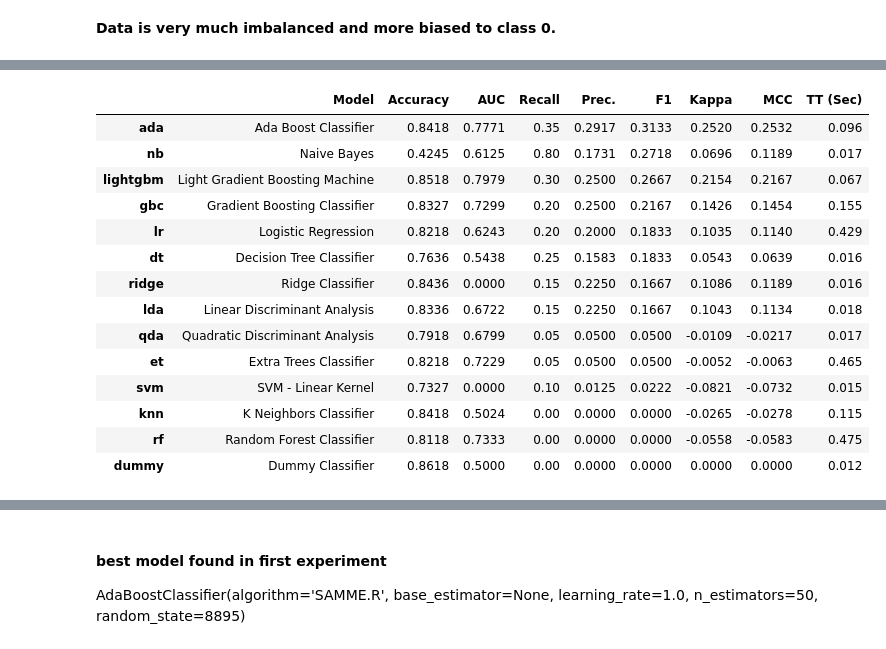
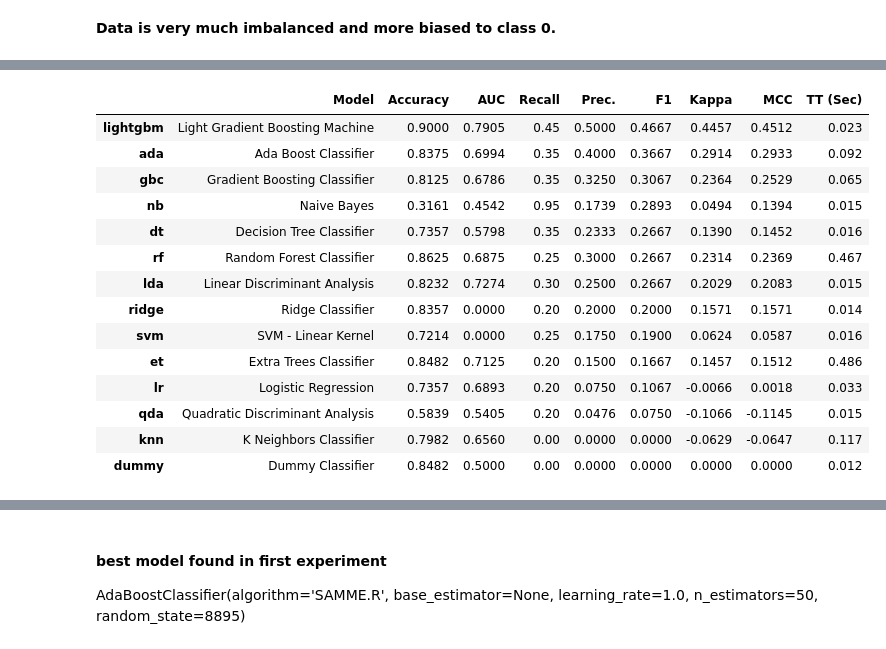
Before and after one commit to hussnain-imtiaz/POI_Analysis, a Jupyter notebook: C753___Udacity_Final_project.ipynb, the cells around one changed output, grey strips where cells are left out. Drawn from its saved outputs; the diff is of its cells as text; code cells hidden in the pictures.

```diff
--- a/C753___Udacity_Final_project.ipynb
+++ b/C753___Udacity_Final_project.ipynb
@@ -219,0 +328,2 @@ We will prepare the data for better analysis and modeling. We will
+# %%
+my_data_outliers_rm.reset_index(inplace=True, drop=True)
@@ -219,0 +350,4 @@ We will prepare the data for better analysis and modeling. We will
+# %%
+### Task 3: Create new feature(s)
+my_data_outliers_rm['pct_amount_paid_from_bonus'] = my_data_outliers_rm['bonus'] / my_data_outliers_rm['total_payments']
+my_data_outliers_rm.fillna(0, inplace=True)
@@ -220,8 +356,8 @@ We will prepare the data for better analysis and modeling. We will
 # %%
 ### selecting only highly correlated featues
 highly_corr_feats = []
-for label, value in my_data.corr().iloc[0, 1:].items():
-  if abs(value) >= 0.1:
+for label, value in my_data_outliers_rm.corr().iloc[0, 1:].items():
+  if abs(value) >= 0.01:
     print(label, value)
     highly_corr_feats.append(label)
 
@@ -255,0 +398,3 @@ my_data_selected.head()
+# %%
+my_data_selected = my_data_outliers_rm[highly_corr_feats]
+my_data_selected
@@ -278,22 +440,22 @@ my_data.fillna(0, inplace=True)
 # %%
-experiment = setup(my_data, target='poi')
+experiment = setup(my_data_selected, target='poi')
 best_model = compare_models(sort='F1')
 # %% [output]
 |  | Model | Accuracy | AUC | Recall | Prec. | F1 | Kappa | MCC | TT (Sec) |
-| ada | Ada Boost Classifier | 0.8418 | 0.7771 | 0.35 | 0.2917 | 0.3133 | 0.2520 | 0.2532 | 0.096 |
-| nb | Naive Bayes | 0.4245 | 0.6125 | 0.80 | 0.1731 | 0.2718 | 0.0696 | 0.1189 | 0.017 |
-| lightgbm | Light Gradient Boosting Machine | 0.8518 | 0.7979 | 0.30 | 0.2500 | 0.2667 | 0.2154 | 0.2167 | 0.067 |
-| gbc | Gradient Boosting Classifier | 0.8327 | 0.7299 | 0.20 | 0.2500 | 0.2167 | 0.1426 | 0.1454 | 0.155 |
-| lr | Logistic Regression | 0.8218 | 0.6243 | 0.20 | 0.2000 | 0.1833 | 0.1035 | 0.1140 | 0.429 |
-| dt | Decision Tree Classifier | 0.7636 | 0.5438 | 0.25 | 0.1583 | 0.1833 | 0.0543 | 0.0639 | 0.016 |
-| ridge | Ridge Classifier | 0.8436 | 0.0000 | 0.15 | 0.2250 | 0.1667 | 0.1086 | 0.1189 | 0.016 |
-| lda | Linear Discriminant Analysis | 0.8336 | 0.6722 | 0.15 | 0.2250 | 0.1667 | 0.1043 | 0.1134 | 0.018 |
-| qda | Quadratic Discriminant Analysis | 0.7918 | 0.6799 | 0.05 | 0.0500 | 0.0500 | -0.0109 | -0.0217 | 0.017 |
-| et | Extra Trees Classifier | 0.8218 | 0.7229 | 0.05 | 0.0500 | 0.0500 | -0.0052 | -0.0063 | 0.465 |
-| svm | SVM - Linear Kernel | 0.7327 | 0.0000 | 0.10 | 0.0125 | 0.0222 | -0.0821 | -0.0732 | 0.015 |
-| knn | K Neighbors Classifier | 0.8418 | 0.5024 | 0.00 | 0.0000 | 0.0000 | -0.0265 | -0.0278 | 0.115 |
-| rf | Random Forest Classifier | 0.8118 | 0.7333 | 0.00 | 0.0000 | 0.0000 | -0.0558 | -0.0583 | 0.475 |
-| dummy | Dummy Classifier | 0.8618 | 0.5000 | 0.00 | 0.0000 | 0.0000 | 0.0000 | 0.0000 | 0.012 |
+| lightgbm | Light Gradient Boosting Machine | 0.9000 | 0.7905 | 0.45 | 0.5000 | 0.4667 | 0.4457 | 0.4512 | 0.023 |
+| ada | Ada Boost Classifier | 0.8375 | 0.6994 | 0.35 | 0.4000 | 0.3667 | 0.2914 | 0.2933 | 0.092 |
+| gbc | Gradient Boosting Classifier | 0.8125 | 0.6786 | 0.35 | 0.3250 | 0.3067 | 0.2364 | 0.2529 | 0.065 |
+| nb | Naive Bayes | 0.3161 | 0.4542 | 0.95 | 0.1739 | 0.2893 | 0.0494 | 0.1394 | 0.015 |
+| dt | Decision Tree Classifier | 0.7357 | 0.5798 | 0.35 | 0.2333 | 0.2667 | 0.1390 | 0.1452 | 0.016 |
+| rf | Random Forest Classifier | 0.8625 | 0.6875 | 0.25 | 0.3000 | 0.2667 | 0.2314 | 0.2369 | 0.467 |
+| lda | Linear Discriminant Analysis | 0.8232 | 0.7274 | 0.30 | 0.2500 | 0.2667 | 0.2029 | 0.2083 | 0.015 |
+| ridge | Ridge Classifier | 0.8357 | 0.0000 | 0.20 | 0.2000 | 0.2000 | 0.1571 | 0.1571 | 0.014 |
+| svm | SVM - Linear Kernel | 0.7214 | 0.0000 | 0.25 | 0.1750 | 0.1900 | 0.0624 | 0.0587 | 0.016 |
+| et | Extra Trees Classifier | 0.8482 | 0.7125 | 0.20 | 0.1500 | 0.1667 | 0.1457 | 0.1512 | 0.486 |
+| lr | Logistic Regression | 0.7357 | 0.6893 | 0.20 | 0.0750 | 0.1067 | -0.0066 | 0.0018 | 0.033 |
+| qda | Quadratic Discriminant Analysis | 0.5839 | 0.5405 | 0.20 | 0.0476 | 0.0750 | -0.1066 | -0.1145 | 0.015 |
+| knn | K Neighbors Classifier | 0.7982 | 0.6560 | 0.00 | 0.0000 | 0.0000 | -0.0629 | -0.0647 | 0.117 |
+| dummy | Dummy Classifier | 0.8482 | 0.5000 | 0.00 | 0.0000 | 0.0000 | 0.0000 | 0.0000 | 0.012 |
 # %%
 best_model
 # %% [output]
```
Also changed, not shown: parts of 32 cells of this notebook, 1 other file.
